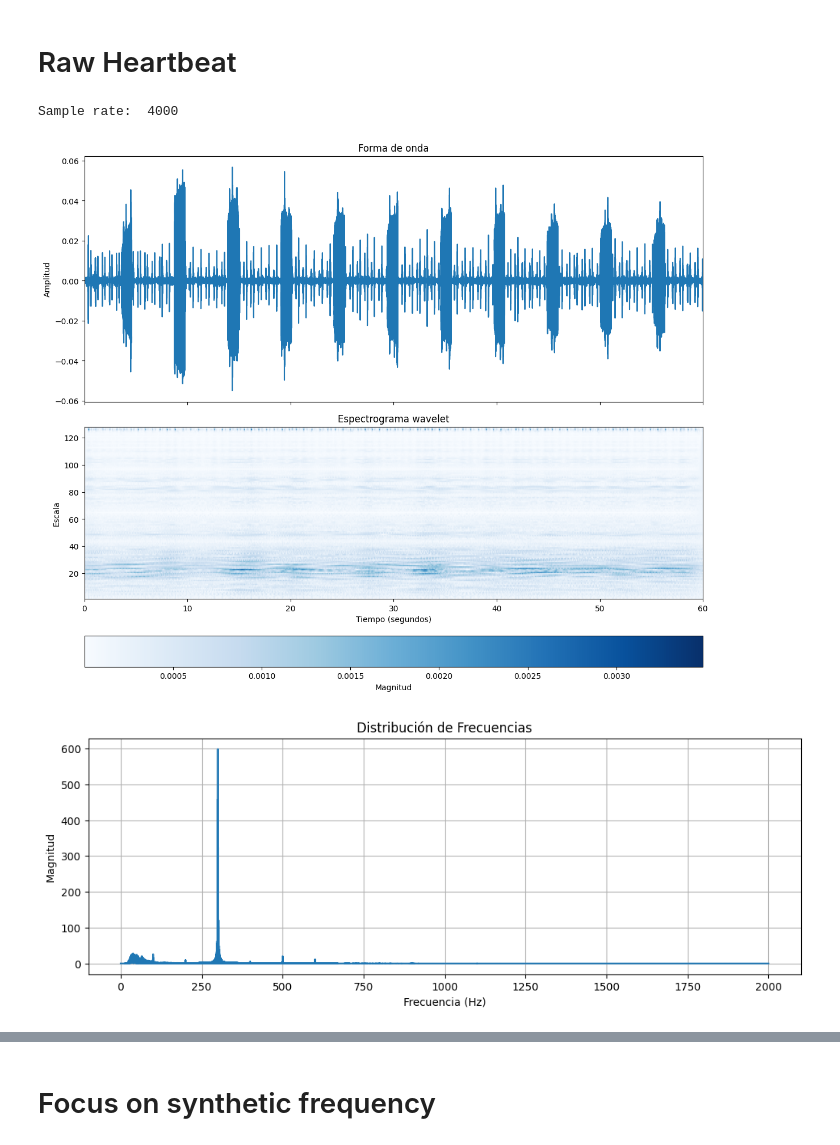
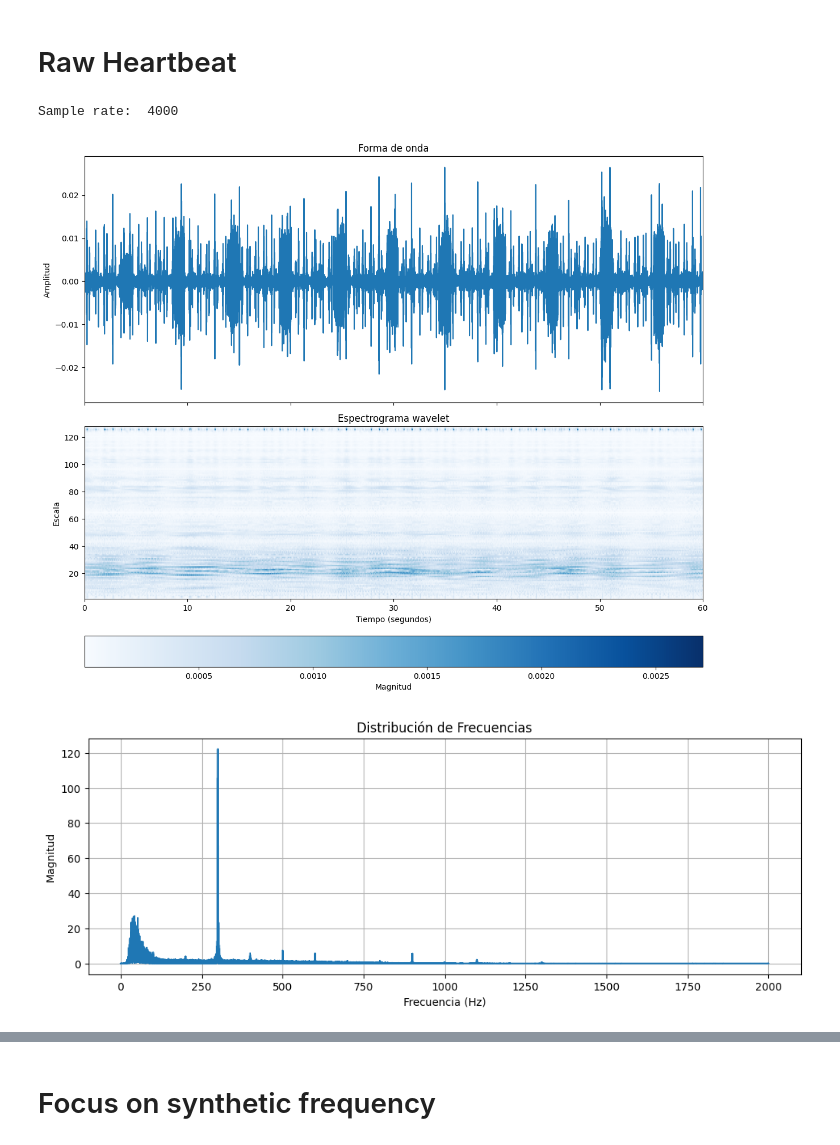
Before and after one commit to Afroefras/coratech, a Jupyter notebook: notebooks/trigger_notification_digital.ipynb, the cells around one changed output, grey strips where cells are left out. Drawn from its saved outputs; the diff is of its cells as text; code cells hidden in the pictures.

Commit message:
First attempt to match both records

```diff
--- a/notebooks/trigger_notification_digital.ipynb
+++ b/notebooks/trigger_notification_digital.ipynb
@@ -15,20 +15,20 @@ from helpers.transform import apply_bandpass_filter, min_max_scale
 # %% [markdown]
 # Raw Heartbeat
 # %%
-AUDIO_NAME = "Eko_Recording_Sound_Export_08_17_2024_2_57_PM.wav"
+AUDIO_NAME = "Eko Recording Sound Export 08_17_2024 3_00 PM.wav"
 audio_dir = get_base_dir().joinpath("data", "digital", AUDIO_NAME)
 
 audio, sample_rate = torchaudio.load(str(audio_dir))
 print("Sample rate: ", sample_rate)
 
 plot_wavelet_spectrogram(audio.numpy(), sample_rate)#, downsample_factor=1)
 plot_audio_fft(audio.numpy(), sample_rate)
 
 Audio(audio, rate=sample_rate, autoplay=True)
 # %% [output]
 Sample rate:  4000
-[figure, old version]
+[figure, new version]
-[figure, old version]
+[figure, new version]
 [interactive output not drawn]
 # %% [markdown]
 # Focus on synthetic frequency
```
Also changed, not shown: parts of 10 cells of this notebook, 1 other file.
